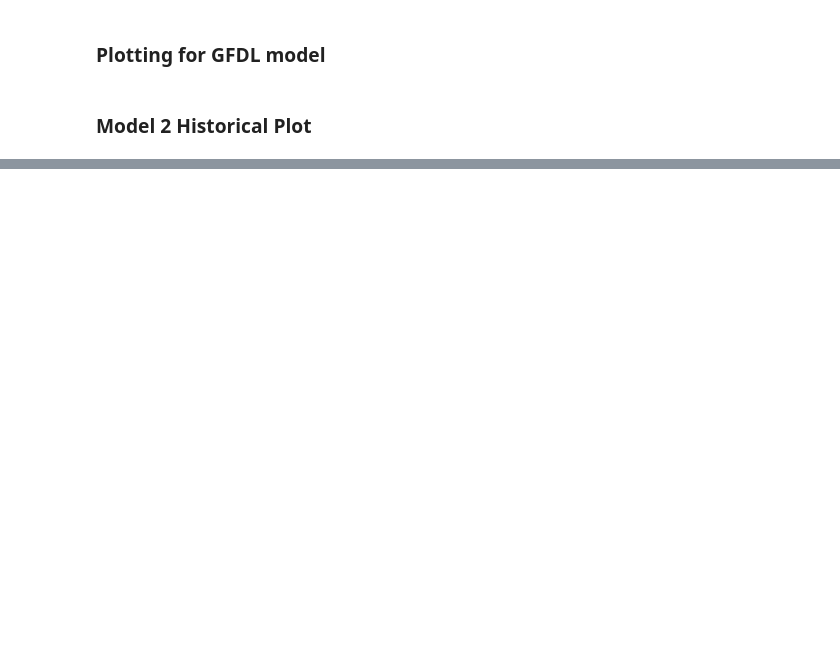
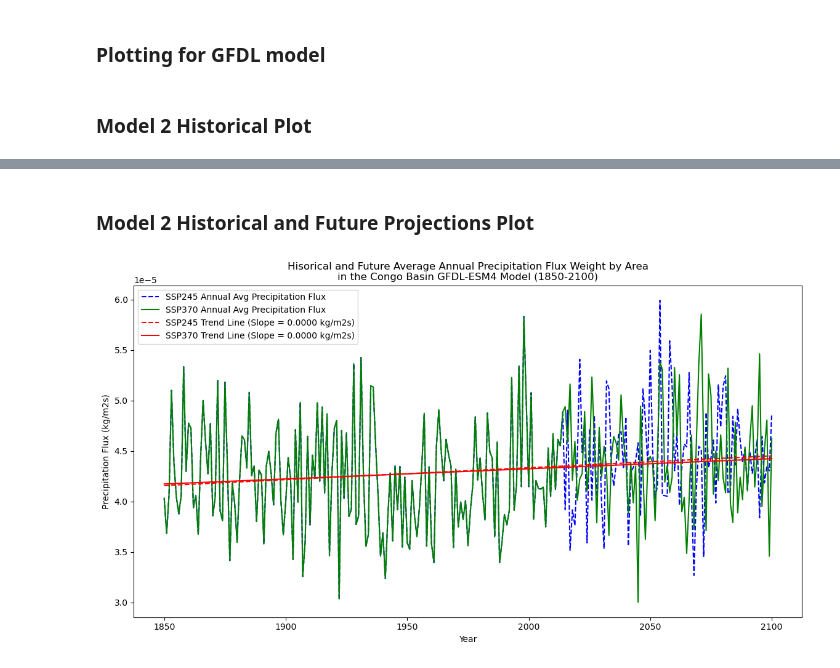
Before and after one commit to haylee360/eds296-hw1, a Jupyter notebook: eds296-hw1-hoyler.ipynb, the cells around one changed output, grey strips where cells are left out. Saved outputs shown, nothing was run; the diff lists cells and outputs as text; code cells hidden in the pictures; blank space fills up the shorter version.

```diff
--- a/eds296-hw1-hoyler.ipynb
+++ b/eds296-hw1-hoyler.ipynb
@@ -327,0 +365,48 @@ plt.show()
+# %%
+# We also need to re-slice our 370 model to include the future projections...
+# Find points where the mask value is True, drop all other points
+pr_congo_gfdl_370 = pr_gfdl_370.where(congo_lat_gfdl_370 & congo_lon_gfdl_370, drop=True)
+
+# Average over lat, lon dimensions to get a time series
+pr_congo_gfdl_370 = pr_congo_gfdl_370.mean(dim=["lat", "lon"])
+
+# Converts calendar to standard format to troublshoot slicing errors
+pr_congo_gfdl_370 = pr_congo_gfdl_370.convert_calendar('standard', use_cftime=False)
+
+# Re slice
+pr_congo_gfdl_370 = pr_congo_gfdl_370.sel(time=slice('1850-01-01', '2100-12-31'))
+# %%
+# Calculate the annual mean precipitation for 245
+annual_mean_gfdl_245 = pr_congo_gfdl_245.groupby('time.year').mean()
+
+# Calculate best-fit parameters for the linear polynomial fit of precipitation to year
+x_gfdl_245 = np.polyfit(annual_mean_gfdl_245.year, annual_mean_gfdl_245, 1)
+
+# Generate a polynomial object using those best-fit parameters
+trend_line_245 = np.poly1d(x_gfdl_245)
+# %%
+# Re-calculate the annual mean precipitation for 370
+annual_mean_gfdl_370 = pr_congo_gfdl_370.groupby('time.year').mean()
+
+# Calculate best-fit parameters for the linear polynomial fit of precipitation to year
+x_gfdl_370 = np.polyfit(annual_mean_gfdl_370.year, annual_mean_gfdl_370, 1)
+
+# Generate a polynomial object using those best-fit parameters
+trend_line_370 = np.poly1d(x_gfdl_370)
+# %% [markdown]
+### Model 2 Historical and Future Projections Plot
+# %%
+# Plot our annual data and the trend line
+fig, ax = plt.subplots(figsize=(14,7))
+ax.plot(annual_mean_gfdl_245.year, annual_mean_gfdl_245, label= 'SSP245 Annual Avg Precipitation Flux', color='blue', linestyle='--')
+ax.plot(annual_mean_gfdl_370.year, annual_mean_gfdl_370, label= 'SSP370 Annual Avg Precipitation Flux', color='green')
+ax.plot(annual_mean_gfdl_245.year, trend_line_245(annual_mean_gfdl_245.year), color='red', linestyle='--', label=f'SSP245 Trend Line (Slope = {x_gfdl_245[0]:.4f} kg/m2s)')
+ax.plot(annual_mean_gfdl_370.year, trend_line_370(annual_mean_gfdl_370.year), color='red', label=f'SSP370 Trend Line (Slope = {x_gfdl_370[0]:.4f} kg/m2s)')
+
+ax.set_title('Hisorical and Future Average Annual Precipitation Flux Weight by Area\nin the Congo Basin GFDL-ESM4 Model (1850-2100)')
+ax.set_xlabel('Year')
+ax.set_ylabel('Precipitation Flux (kg/m2s)')
+ax.legend()
+plt.show()
+# %% [output]
+[figure, added]
```
Also changed, not shown: parts of 21 cells of this notebook.
